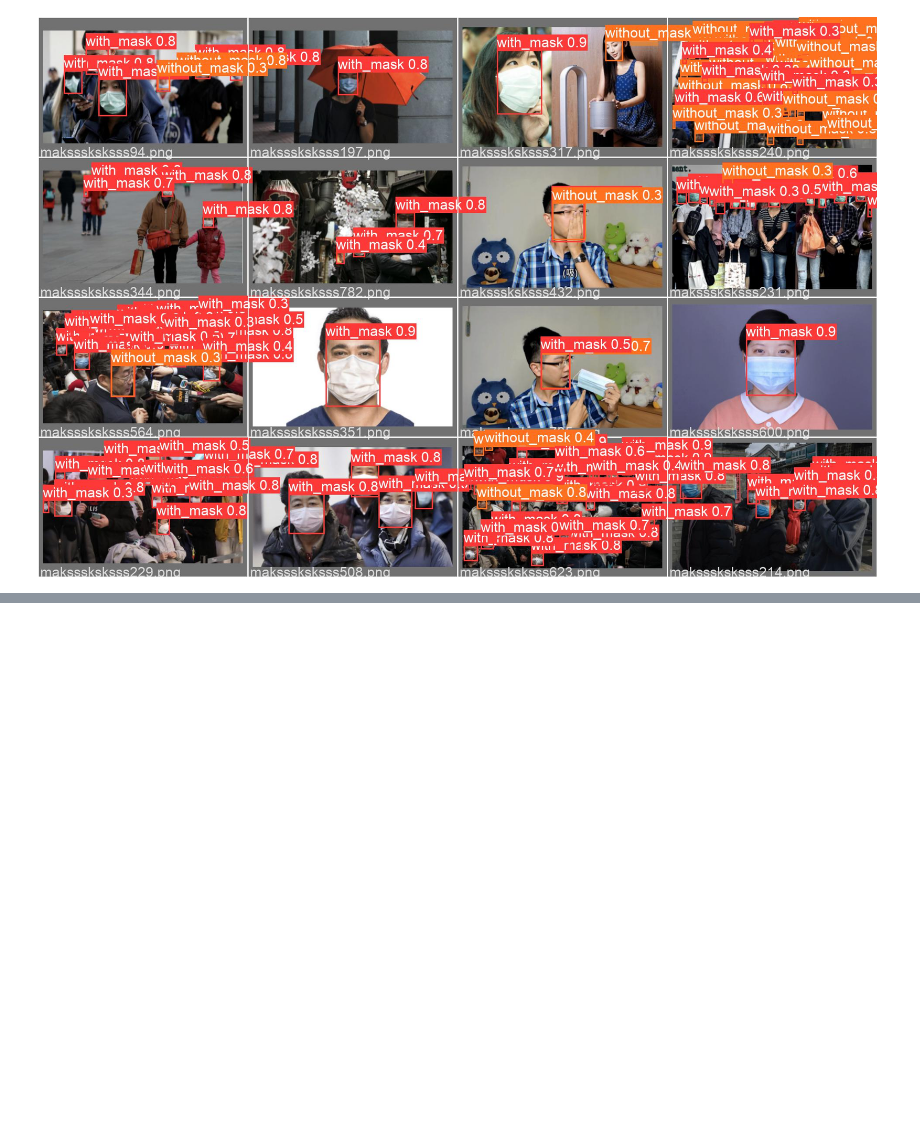
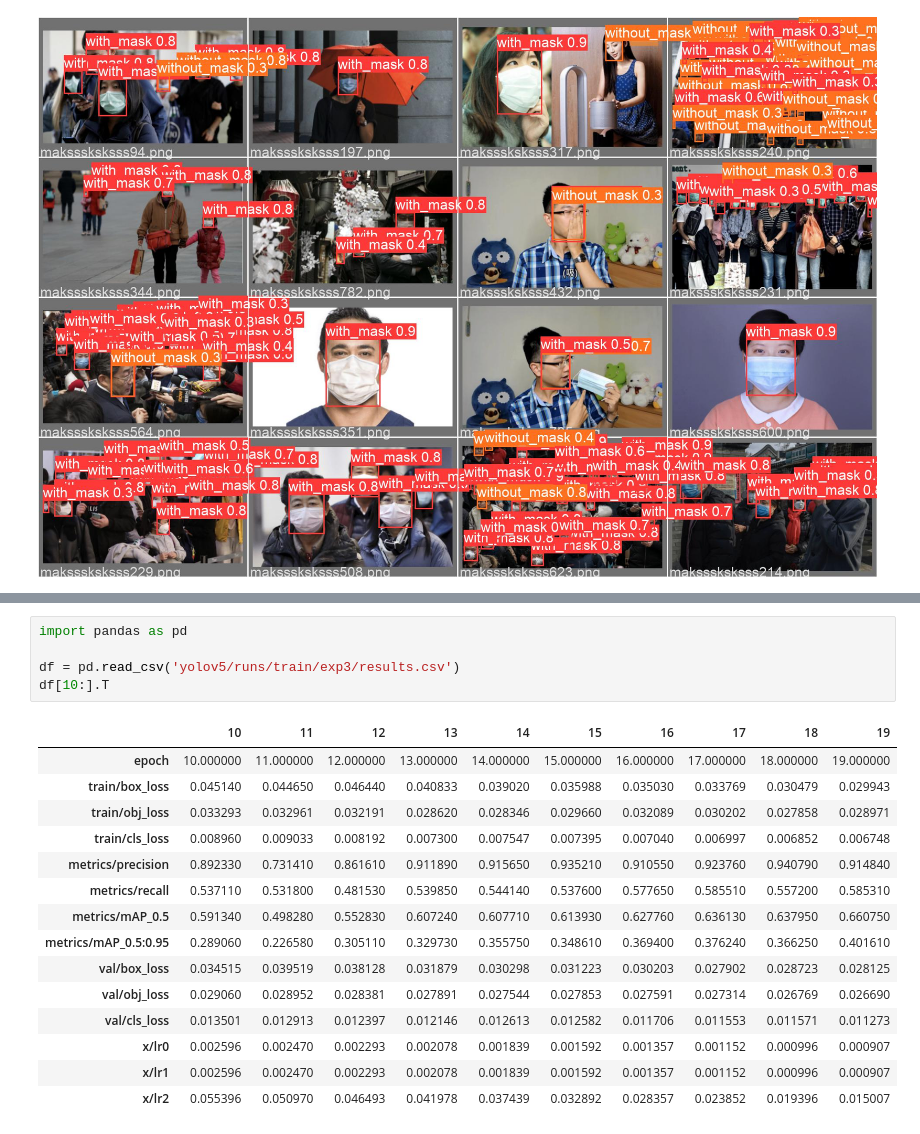
Before and after one commit to daobook/pytorch-book, a Jupyter notebook: docs/yolo/face-mask/01_train.ipynb, the cells around one changed output, grey strips where cells are left out. Drawn from its saved outputs; the diff is of its cells as text; blank space fills up the shorter version.

```diff
--- a/docs/yolo/face-mask/01_train.ipynb
+++ b/docs/yolo/face-mask/01_train.ipynb
@@ -82,0 +87,21 @@ Image('yolov5/runs/train/exp3/val_batch1_pred.jpg')
+# %%
+import pandas as pd
+
+df = pd.read_csv('yolov5/runs/train/exp3/results.csv')
+df[10:].T
+# %% [output]
+|  | 10 | 11 | 12 | 13 | 14 | 15 | 16 | 17 | 18 | 19 |
+| epoch | 10.000000 | 11.000000 | 12.000000 | 13.000000 | 14.000000 | 15.000000 | 16.000000 | 17.000000 | 18.000000 | 19.000000 |
+| train/box_loss | 0.045140 | 0.044650 | 0.046440 | 0.040833 | 0.039020 | 0.035988 | 0.035030 | 0.033769 | 0.030479 | 0.029943 |
+| train/obj_loss | 0.033293 | 0.032961 | 0.032191 | 0.028620 | 0.028346 | 0.029660 | 0.032089 | 0.030202 | 0.027858 | 0.028971 |
+| train/cls_loss | 0.008960 | 0.009033 | 0.008192 | 0.007300 | 0.007547 | 0.007395 | 0.007040 | 0.006997 | 0.006852 | 0.006748 |
+| metrics/precision | 0.892330 | 0.731410 | 0.861610 | 0.911890 | 0.915650 | 0.935210 | 0.910550 | 0.923760 | 0.940790 | 0.914840 |
+| metrics/recall | 0.537110 | 0.531800 | 0.481530 | 0.539850 | 0.544140 | 0.537600 | 0.577650 | 0.585510 | 0.557200 | 0.585310 |
+| metrics/mAP_0.5 | 0.591340 | 0.498280 | 0.552830 | 0.607240 | 0.607710 | 0.613930 | 0.627760 | 0.636130 | 0.637950 | 0.660750 |
+| metrics/mAP_0.5:0.95 | 0.289060 | 0.226580 | 0.305110 | 0.329730 | 0.355750 | 0.348610 | 0.369400 | 0.376240 | 0.366250 | 0.401610 |
+| val/box_loss | 0.034515 | 0.039519 | 0.038128 | 0.031879 | 0.030298 | 0.031223 | 0.030203 | 0.027902 | 0.028723 | 0.028125 |
+| val/obj_loss | 0.029060 | 0.028952 | 0.028381 | 0.027891 | 0.027544 | 0.027853 | 0.027591 | 0.027314 | 0.026769 | 0.026690 |
+| val/cls_loss | 0.013501 | 0.012913 | 0.012397 | 0.012146 | 0.012613 | 0.012582 | 0.011706 | 0.011553 | 0.011571 | 0.011273 |
+| x/lr0 | 0.002596 | 0.002470 | 0.002293 | 0.002078 | 0.001839 | 0.001592 | 0.001357 | 0.001152 | 0.000996 | 0.000907 |
+| x/lr1 | 0.002596 | 0.002470 | 0.002293 | 0.002078 | 0.001839 | 0.001592 | 0.001357 | 0.001152 | 0.000996 | 0.000907 |
+| x/lr2 | 0.055396 | 0.050970 | 0.046493 | 0.041978 | 0.037439 | 0.032892 | 0.028357 | 0.023852 | 0.019396 | 0.015007 |
```
Also changed, not shown: parts of 1 cell of this notebook.
